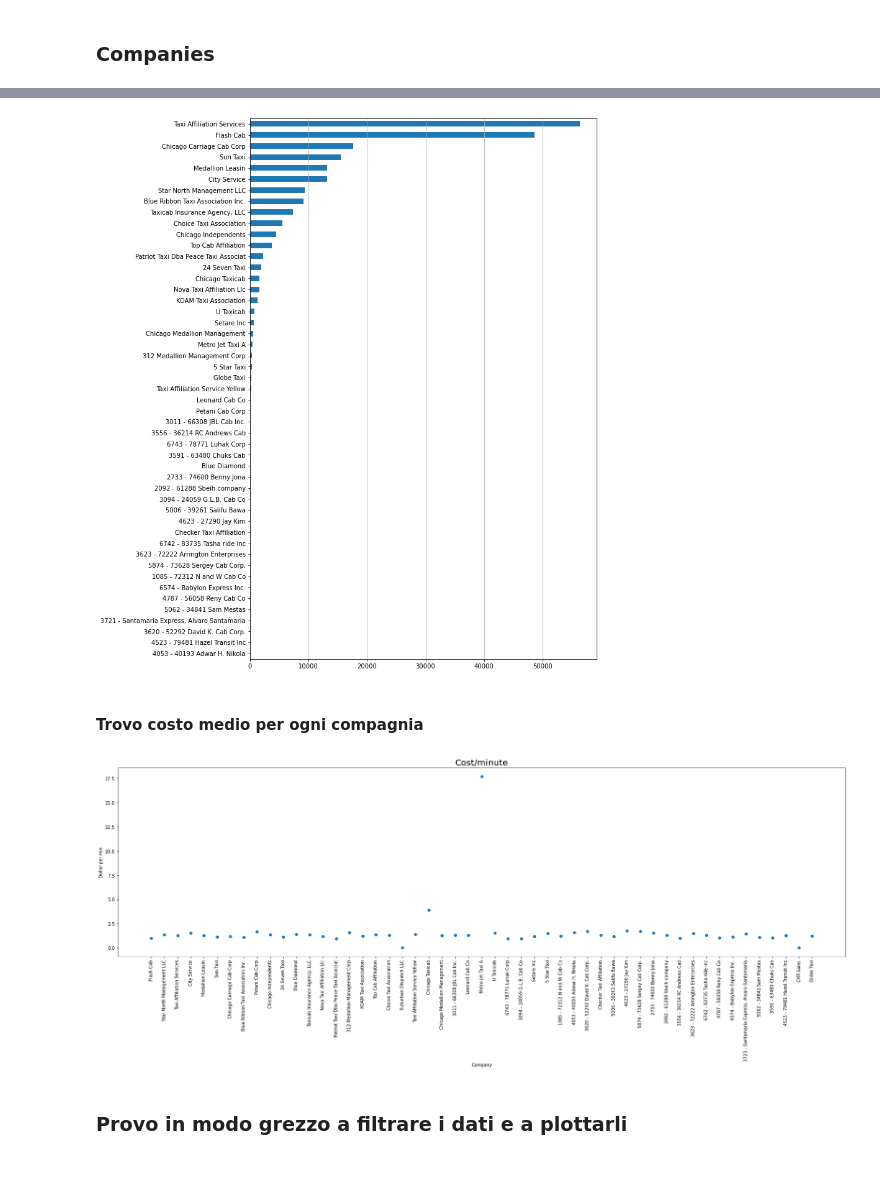
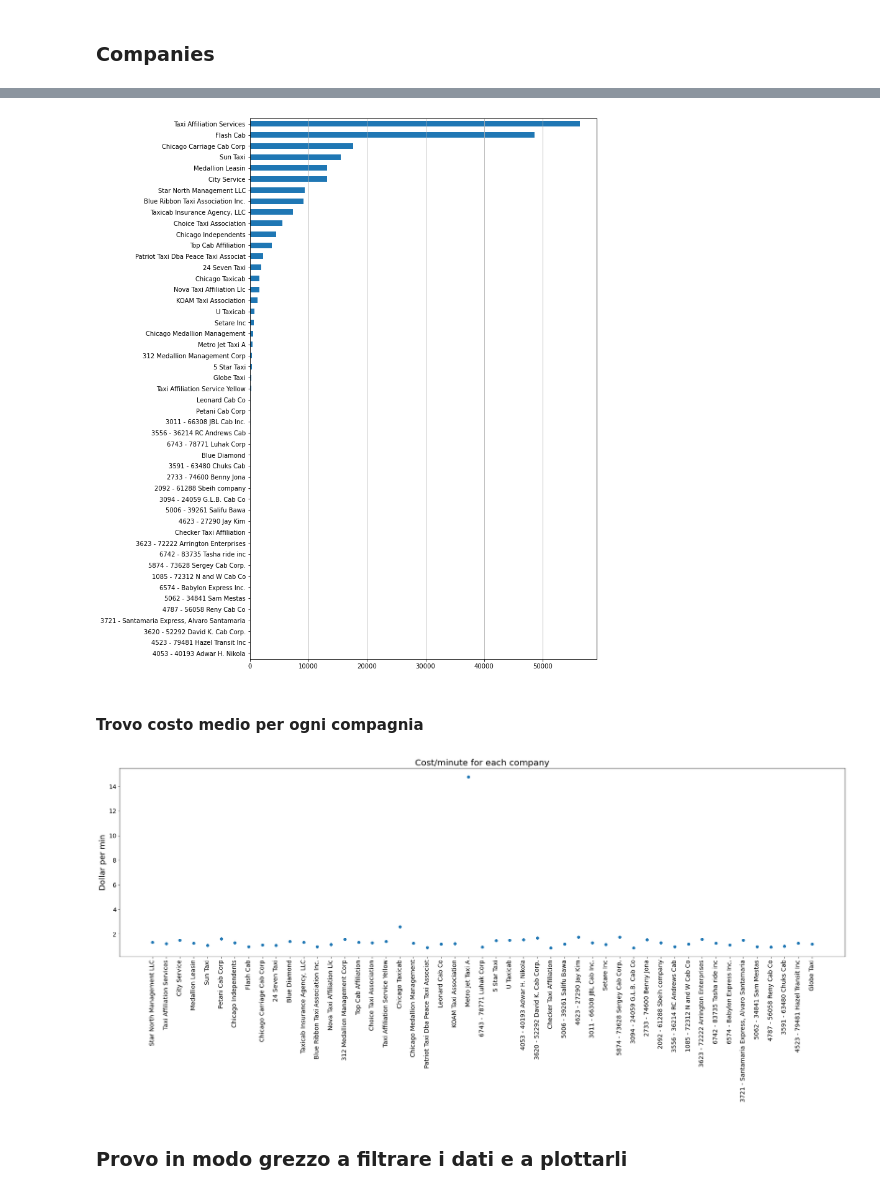
Before and after one commit to LucaCatta97/assignement1, a Jupyter notebook: Cleanning_Data.ipynb, the cells around one changed output, grey strips where cells are left out. Cells and saved outputs as stored; diff of their text form; code cells hidden in the pictures.

Commit message:
Correzione Timestamp, filtro per viaggi che hanno End < Start

```diff
--- a/Cleanning_Data.ipynb
+++ b/Cleanning_Data.ipynb
@@ -21,10 +31,11 @@ df.shape
 # %% [output]
 (342292, 23)
 # %%
-df.Trip_Start_Timestamp = pd.to_datetime(df.Trip_Start_Timestamp)
-df.Trip_End_Timestamp = pd.to_datetime(df.Trip_End_Timestamp)
-
-df = df[df.Trip_End_Timestamp > df.Trip_Start_Timestamp]
+#This code recognises AM/PM difference
+df.Trip_Start_Timestamp = pd.to_datetime(df.Trip_Start_Timestamp, format='%m/%d/%Y %I:%M:%S %p')
+df.Trip_End_Timestamp = pd.to_datetime(df.Trip_End_Timestamp, format='%m/%d/%Y %I:%M:%S %p')
+#This line excludes trips that End before Starting (90 trips)
+df = df[df.Trip_End_Timestamp >= df.Trip_Start_Timestamp]
 # %%
 #TODO ci sarebbe da controllare se la durata in secondi sia la stessa della differenza fra partenza e arrivo
 #df=df[(df.Trip_End_Timestamp-df.Trip_Start_Timestamp)==pd.to_timedelta(df.Trip_Seconds * 10 ** 9)]
@@ -535,7 +569,7 @@ Timestamp('2020-10-01 00:00:00')
 df.Company.value_counts().sort_values(ascending=True).plot(kind='barh', figsize=(10,16), fontsize=10)
 plt.grid(b=None, which='major', axis='x')
 # %% [output]
-[figure, old version]
+[figure, new version]
 # %% [markdown]
 #### Trovo costo medio per ogni compagnia
 # %%
@@ -555,10 +589,11 @@ for i in range(len(company_names)):  #per ogni nome...
 # %%
 plt.figure(figsize=(30, 8))
 plt.scatter(company_names, dollar_per_min)
-plt.xlabel('Company')
-plt.ylabel('Dollar per min')
-plt.title('Cost/minute', fontsize = 20)
+plt.ylabel('Dollar per min', fontsize = 18)
+plt.title('Cost/minute for each company', fontsize = 20)
+plt.tick_params(axis='x', labelsize=14)
+plt.tick_params(axis='y', labelsize=14)
 plt.xticks(rotation=90)
 plt.show()
 # %% [output]
-[figure, old version]
+[figure, new version]
```
Also changed, not shown: parts of 21 cells of this notebook, 1 other file.
